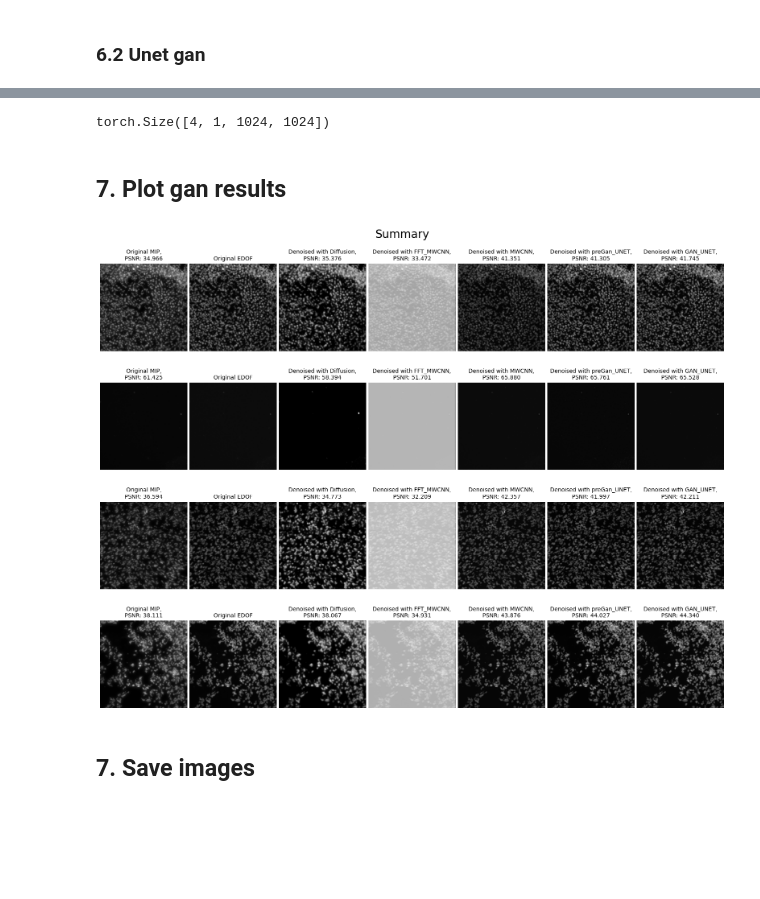
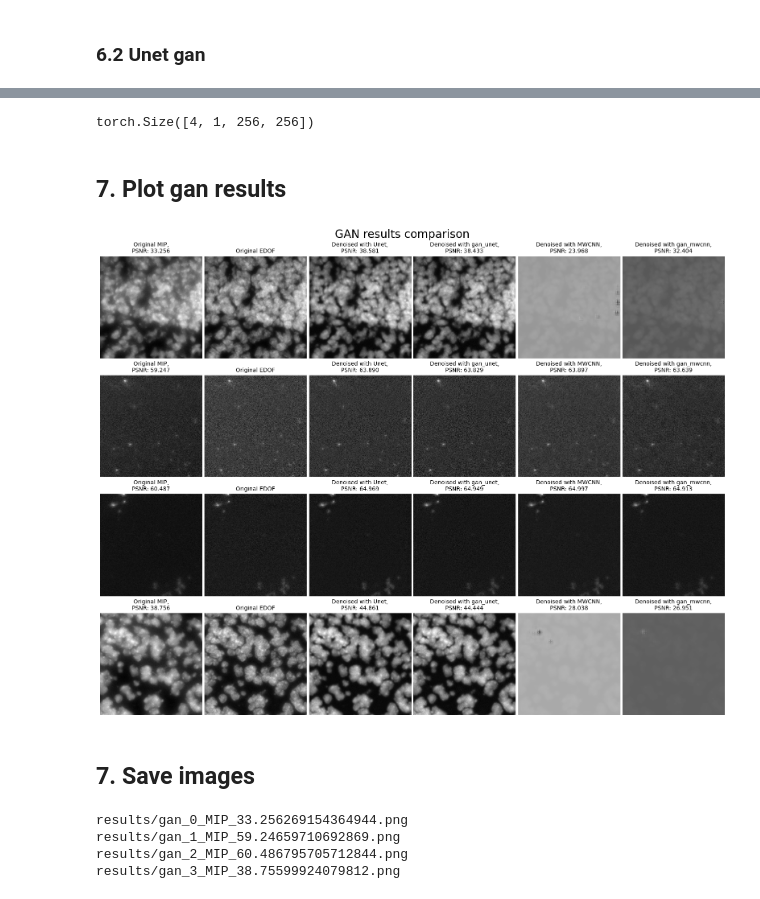
Before and after one commit to AleHD/deep-biomedicine-project, a Jupyter notebook: main.ipynb, the cells around one changed output, grey strips where cells are left out. Drawn from its saved outputs; the diff is of its cells as text; code cells hidden in the pictures; blank space fills up the shorter version.

Commit message:
final results

```diff
--- a/main.ipynb
+++ b/main.ipynb
@@ -187,5 +186,5 @@ torch.Size([4, 1, 1024, 1024])
 ## 3. Evaluate Unet
 # %%
 print("Evaluating Unet")
-unet_model = get_unet("unet/models/Seif-UNet-[16, 32, 64, 128, 256].pt").to(DEVICE).eval().requires_grad_(False)
+unet_model = get_unet("unet/models/full-UNet-[16, 32, 64, 128, 256].pt").to(DEVICE).eval().requires_grad_(False)
 evaluate(unet_model.predict, dset_test, normalize="")
@@ -193,6 +197,6 @@ evaluate(unet_model.predict, dset_test, normalize="")
 # Get unet predictions.
 unet = []
 for x in tqdm(mip, desc="Predicting"):
-    unet.append(predict(unet_model.predict, x.unsqueeze(0).to(DEVICE), normalize="minmax").squeeze(0).cpu().float())
+    unet.append(predict(unet_model.predict, x.unsqueeze(0).to(DEVICE), normalize="").squeeze(0).cpu().float())
 unet = torch.stack(unet)
 unet.shape
@@ -298,27 +325,32 @@ for x in tqdm(mip, desc="Predicting"):
 post_gan_unet = torch.stack(post_gan_unet)
 post_gan_unet.shape
 # %% [output]
-torch.Size([4, 1, 1024, 1024])
+torch.Size([4, 1, 256, 256])
 # %% [markdown]
 ## 7. Plot gan results
 # %%
 # Now plot everything.
 results = [
     {
         "MIP": mip[0].numpy(),
         "EDOF": edof[0].numpy(),
         "Unet": pre_gan_unet[0].numpy(),
         "gan_unet": post_gan_unet[0].numpy(),
         "MWCNN": pre_gan_mwcnn[0].numpy(),
-        "gan_mwcnn": post_gan_unet[0].numpy(),}
+        "gan_mwcnn": post_gan_mwcnn[0].numpy(),}
     for (mip, edof, pre_gan_unet, post_gan_unet,
-         pre_gan_mwcnn, post_gan_unet) in zip(mip, edof, pre_gan_unet, post_gan_unet,
-                                             pre_gan_mwcnn, post_gan_unet)
+         pre_gan_mwcnn, post_gan_mwcnn) in zip(mip, edof, pre_gan_unet, post_gan_unet,
+                                             pre_gan_mwcnn, post_gan_mwcnn)
 ]
-plot_result(results, "GAN_summary.png")
+plot_result(results, title="GAN results comparison", save_path="GAN_summary.png")
 # %% [output]
-[figure, old version]
+[figure, new version]
 # %% [markdown]
 ## 7. Save images
 # %%
 save_individual_results(results, save_path="results/gan_")
+# %% [output]
+results/gan_0_MIP_33.256269154364944.png
+results/gan_1_MIP_59.24659710692869.png
+results/gan_2_MIP_60.486795705712844.png
+results/gan_3_MIP_38.75599924079812.png
```
Also changed, not shown: parts of 14 cells of this notebook, 54 other files.
